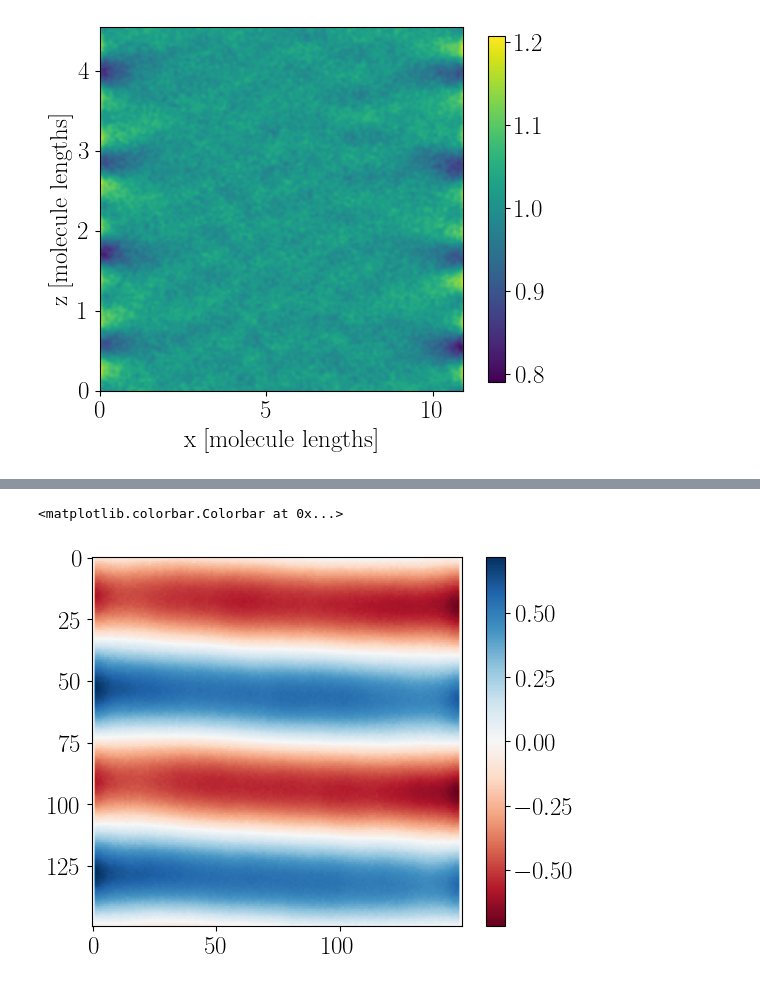
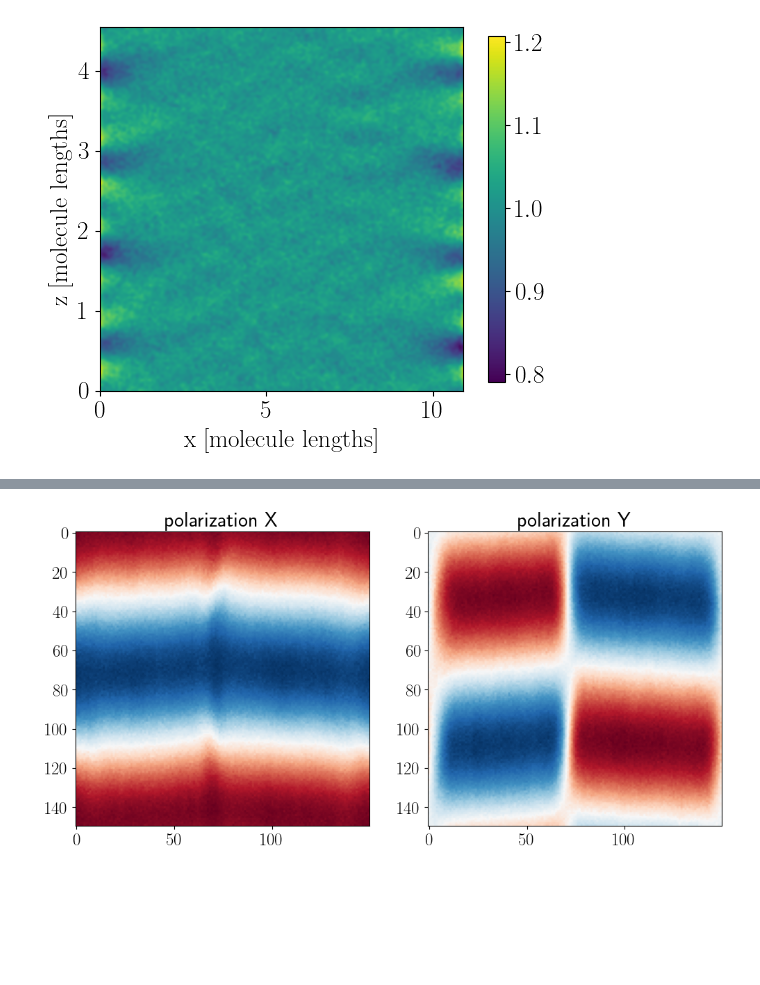
Before and after one commit to smdrzazga/LAMMPS, a Jupyter notebook: plot_printer.ipynb, the cells around one changed output, grey strips where cells are left out. Drawn from its saved outputs; the diff is of its cells as text; code cells hidden in the pictures; blank space fills up the shorter version.

Commit message:
Add PolarizationPixel

```diff
--- a/plot_printer.ipynb
+++ b/plot_printer.ipynb
@@ -4,15 +4,17 @@ import matplotlib.pyplot as plt
 import os
 import banana_plot as bp
 from scipy.optimize import curve_fit
+from scipy.signal import fftconvolve
 from matplotlib import cm
 from matplotlib.colors import ListedColormap
 
-desktop = r"C:\Users\Szymek\Desktop"
+desktop = r"C:\Users\\" + os.getlogin() + r"\Desktop"
 paths = {
     "desktop": desktop,
     "matrices": desktop + r"\LAMMPS_matrices",
     "matrices_centers": desktop + r"\LAMMPS_matrices\centers_matrices",
     "matrices_directors": desktop + r"\LAMMPS_matrices\directors_matrices",
+    "matrices_polarization": desktop + r"\LAMMPS_matrices\polarization_matrices",
     "matrices_scatter": desktop + r"\LAMMPS_matrices\scatter_matrices",
     "smectic_params": desktop + r"\smectic_params_new.txt",
     "images": desktop + r"\checkpoint_01.03.24\images",
@@ -730,0 +560,9 @@ ax = bp.HeatmapPlotter(file1, '', plot_attr=options).plot(fig, ax, normalize=Tru
+# %%
+file = paths["matrices_directors"] + r"\directors_screen_full_second_wall_d_0.32_1.01.txt"
+
+with open(file, 'r') as f:
+    data = np.array([line.split()[-3:] for line in f], dtype=np.float16)
+matrix = data.reshape((150, 150,3))
+
+plt.imshow(matrix[:, :, 1], cmap='RdBu')
+plt.colorbar()
@@ -766,0 +618,14 @@ ax = bp.HeatmapPlotter(file1, '', plot_attr=options).plot(fig, ax, normalize=Tru
+# %%
+file = paths["matrices_directors"] + r"\directors_bulk_two_domains_2x.lammpstrj.txt"
+
+with open(file, 'r') as f:
+    data = np.array([line.split()[-3:] for line in f], dtype=np.float16)
+matrix = data.reshape((150, 150,3))
+
+# fig, (ax1, ax2) = plt.subplots(1, 2, figsize=(12, 9))
+# ax1.imshow(matrix[:, :, 0], cmap='RdBu')
+# ax2.imshow(matrix[:, :, 1], cmap='RdBu')
+# ax1.axline((72, 0), (72, 100), linewidth=4, color='red')
+# ax2.axline((72, 0), (72, 100), linewidth=4, color='red')
+plt.imshow(matrix[:, :, 1], cmap='RdBu')
+plt.colorbar()
@@ -767,12 +646,15 @@ ax = bp.HeatmapPlotter(file1, '', plot_attr=options).plot(fig, ax, normalize=Tru
 # %%
-file = paths["matrices_directors"] + r"\polarization_screen_full_d_0.31_0.31.txt"
+file = paths["matrices_polarization"] + r"\polarization_bulk_two_domains_2x.lammpstrj.txt"
+# file = paths["matrices_polarization"] + r"\polarization_bulk_two_domains_48500000.txt"
 
 with open(file, 'r') as f:
     data = np.array([line.split()[-3:] for line in f], dtype=np.float16)
 matrix = data.reshape((150, 150,3))
 
-plt.imshow(matrix[:, :, 1], cmap='RdBu')
-plt.colorbar()
+fig, (ax1, ax2) = plt.subplots(1, 2, figsize=(12, 9))
+ax1.imshow(matrix[:, :, 0], cmap='RdBu')
+ax1.title.set_text('polarization X')
+ax2.imshow(matrix[:, :, 1], cmap='RdBu')
+ax2.title.set_text('polarization Y')
 # %% [output]
-<matplotlib.colorbar.Colorbar at 0x...>
-[figure, old version]
+[figure, new version]
```
Also changed, not shown: parts of 21 cells of this notebook, 5 other files.
